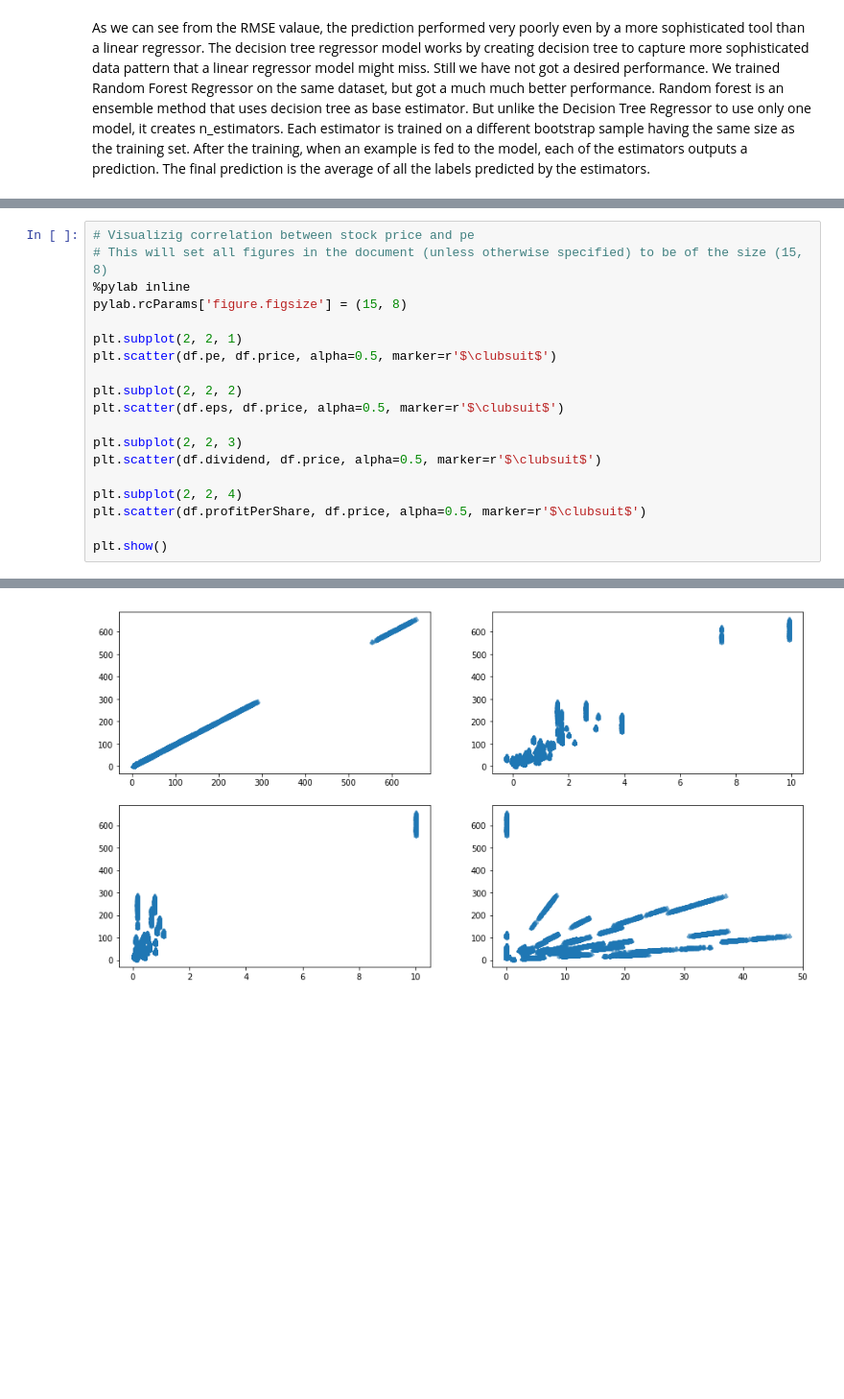
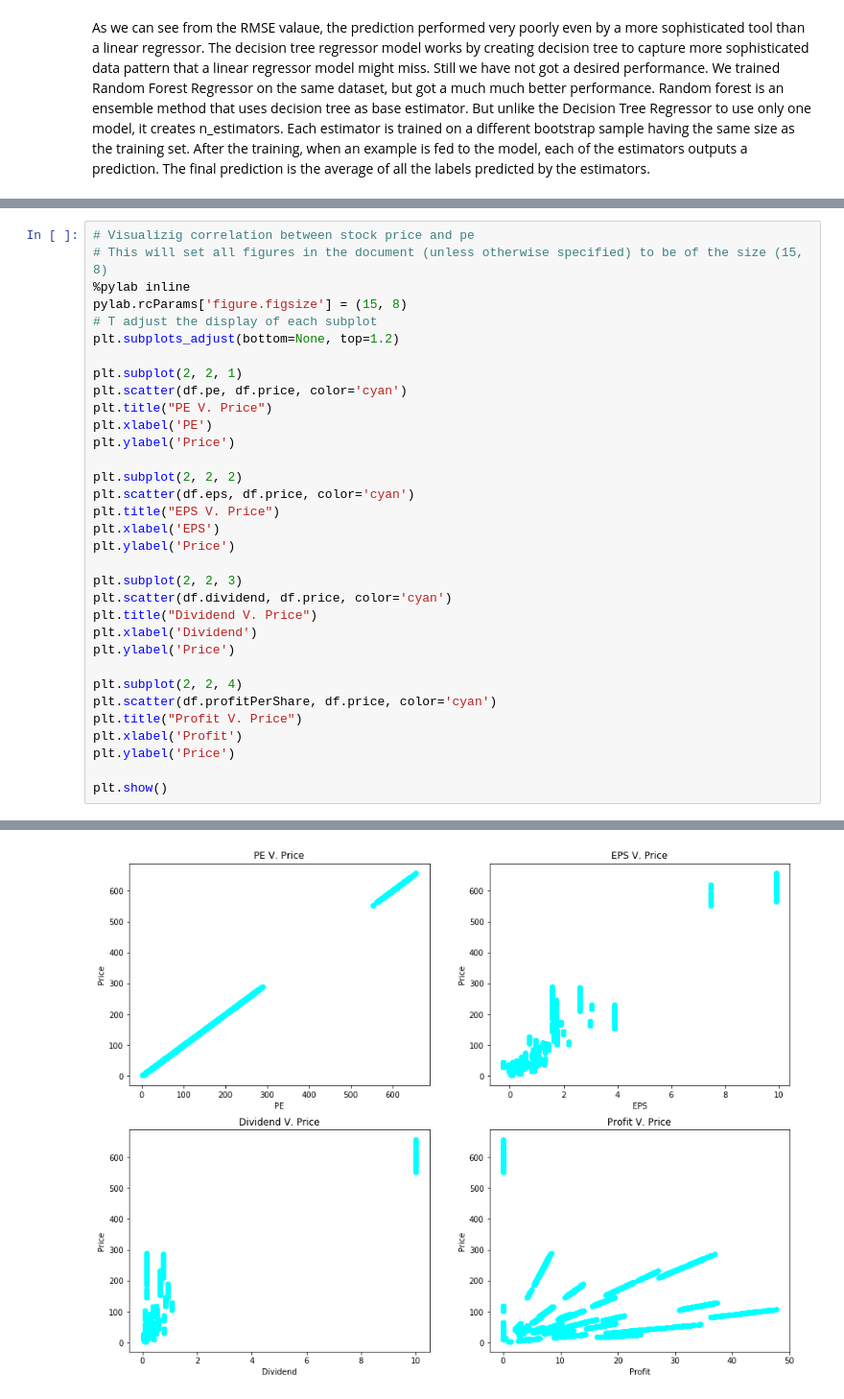
Before and after one commit to breindy/SafeTrade, a Jupyter notebook: PredictionModel/FinalReport.ipynb, the cells around one changed output, grey strips where cells are left out. Shown at 96% size. Drawn from its saved outputs; the diff is of its cells as text; blank space fills up the shorter version.

```diff
--- a/PredictionModel/FinalReport.ipynb
+++ b/PredictionModel/FinalReport.ipynb
@@ -196,23 +197,37 @@ Test set RMSE of rf: 0.16
 # %%
 # Visualizig correlation between stock price and pe
 # This will set all figures in the document (unless otherwise specified) to be of the size (15, 8)
 %pylab inline
 pylab.rcParams['figure.figsize'] = (15, 8)
+# T adjust the display of each subplot
+plt.subplots_adjust(bottom=None, top=1.2)
 
 plt.subplot(2, 2, 1)
-plt.scatter(df.pe, df.price, alpha=0.5, marker=r'$\clubsuit$')
+plt.scatter(df.pe, df.price, color='cyan')
+plt.title("PE V. Price")
+plt.xlabel('PE')
+plt.ylabel('Price')
 
 plt.subplot(2, 2, 2)
-plt.scatter(df.eps, df.price, alpha=0.5, marker=r'$\clubsuit$')
+plt.scatter(df.eps, df.price, color='cyan')
+plt.title("EPS V. Price")
+plt.xlabel('EPS')
+plt.ylabel('Price')
 
 plt.subplot(2, 2, 3)
-plt.scatter(df.dividend, df.price, alpha=0.5, marker=r'$\clubsuit$')
+plt.scatter(df.dividend, df.price, color='cyan')
+plt.title("Dividend V. Price")
+plt.xlabel('Dividend')
+plt.ylabel('Price')
 
 plt.subplot(2, 2, 4)
-plt.scatter(df.profitPerShare, df.price, alpha=0.5, marker=r'$\clubsuit$')
+plt.scatter(df.profitPerShare, df.price, color='cyan')
+plt.title("Profit V. Price")
+plt.xlabel('Profit')
+plt.ylabel('Price')
 
 plt.show()
 # %% [output]
 Populating the interactive namespace from numpy and matplotlib
-[figure, old version]
+[figure, new version]
 # %% [markdown]
```
Also changed, not shown: parts of 9 cells of this notebook.
